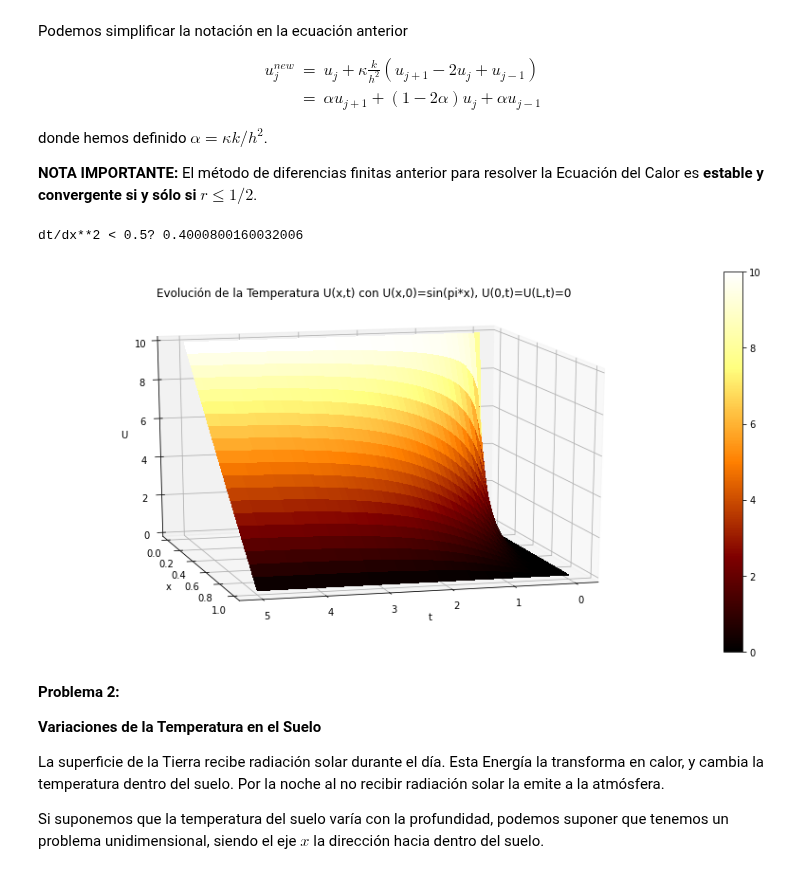
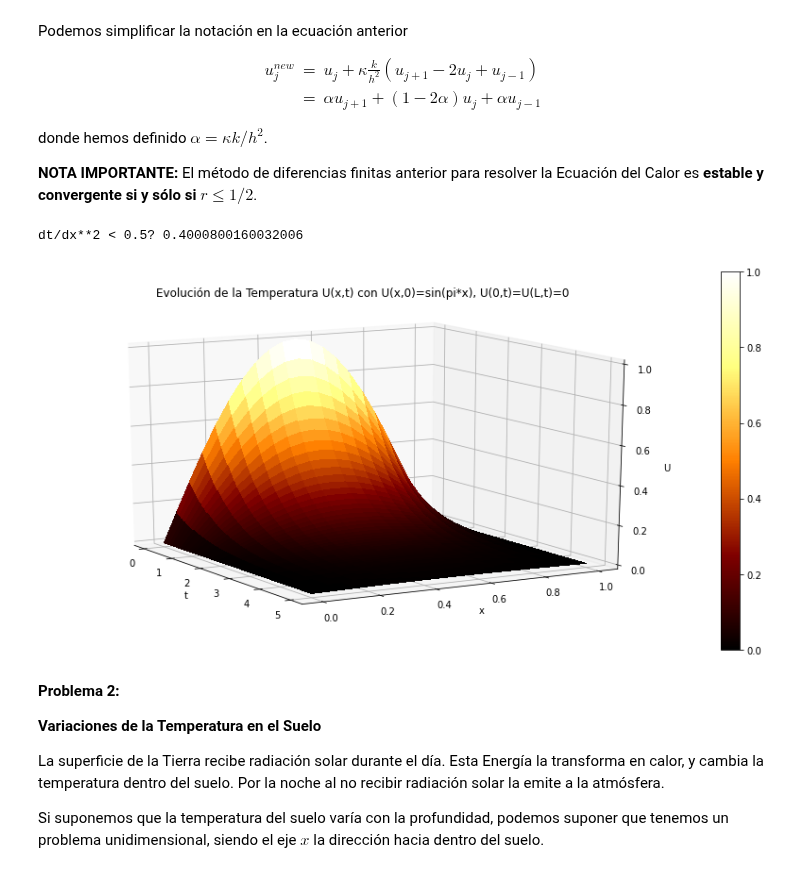
Before and after one commit to carloslizarragac/FisicaComputacional1, a Jupyter notebook: Actividad10.ipynb, the cells around one changed output. Drawn from its saved outputs; the diff is of its cells as text; code cells hidden in the pictures.

```diff
--- a/Actividad10.ipynb
+++ b/Actividad10.ipynb
@@ -306,10 +306,10 @@ tspan = np.linspace(t0, tF, N)
 U = np.zeros((M, N))
 
 # Condición inicial
-#U[:, 0] = np.sin(np.pi*xspan)
-U[:,0] = np.zeros(xspan.shape)
+U[:, 0] = np.sin(np.pi*xspan)
+#U[:,0] = np.zeros(xspan.shape)
 # Condiciones a la Frontera tipo Dirichlet
-U[0, :] = 10
+U[0, :] = 0
 U[-1, :] = 0
 
 # Método de diferencias finitas Ec. del Calor
@@ -317,35 +317,35 @@ U[-1, :] = 0
 for k in range(0, N-1): # Avance en el tiempo
     for i in range(1, M-1): # Calcula la Temp sobre todo el dominio en x
         U[i, k+1] = alpha * U[i-1, k] + (1 - 2 * alpha) * U[i, k] + alpha * U[i + 1, k]
 
 # Define malla para graficar
 T, X = np.meshgrid(tspan, xspan)
 fig = plt.figure(figsize=(12,6))
 
 # Grafica una superficie
 ax = fig.gca(projection='3d')
 surf = ax.plot_surface(T, X, U, cmap='afmhot',
                        linewidth=0.01, antialiased=False)
 
 # Grafica una tabla de valores
 m = cm.ScalarMappable(cmap='afmhot')
 m.set_array(U)
 plt.colorbar(m)
 
 # Etiquetas de los ejes
 ax.set_xlabel('t')
 ax.set_ylabel('x')
 ax.set_zlabel('U')
 ax.set_title('Evolución de la Temperatura U(x,t) con U(x,0)=sin(pi*x), U(0,t)=U(L,t)=0')
 
 # Punto del observador
-ax.view_init(elev=15, azim=75)
+ax.view_init(elev=15, azim=-30)
 
 plt.tight_layout()
 plt.show()
 # %% [output]
 dt/dx**2 < 0.5? 0.4000800160032006
-[figure, old version]
+[figure, new version]
 # %% [markdown]
 **Problema 2:**
 
```
Also changed, not shown: parts of 5 cells of this notebook.
